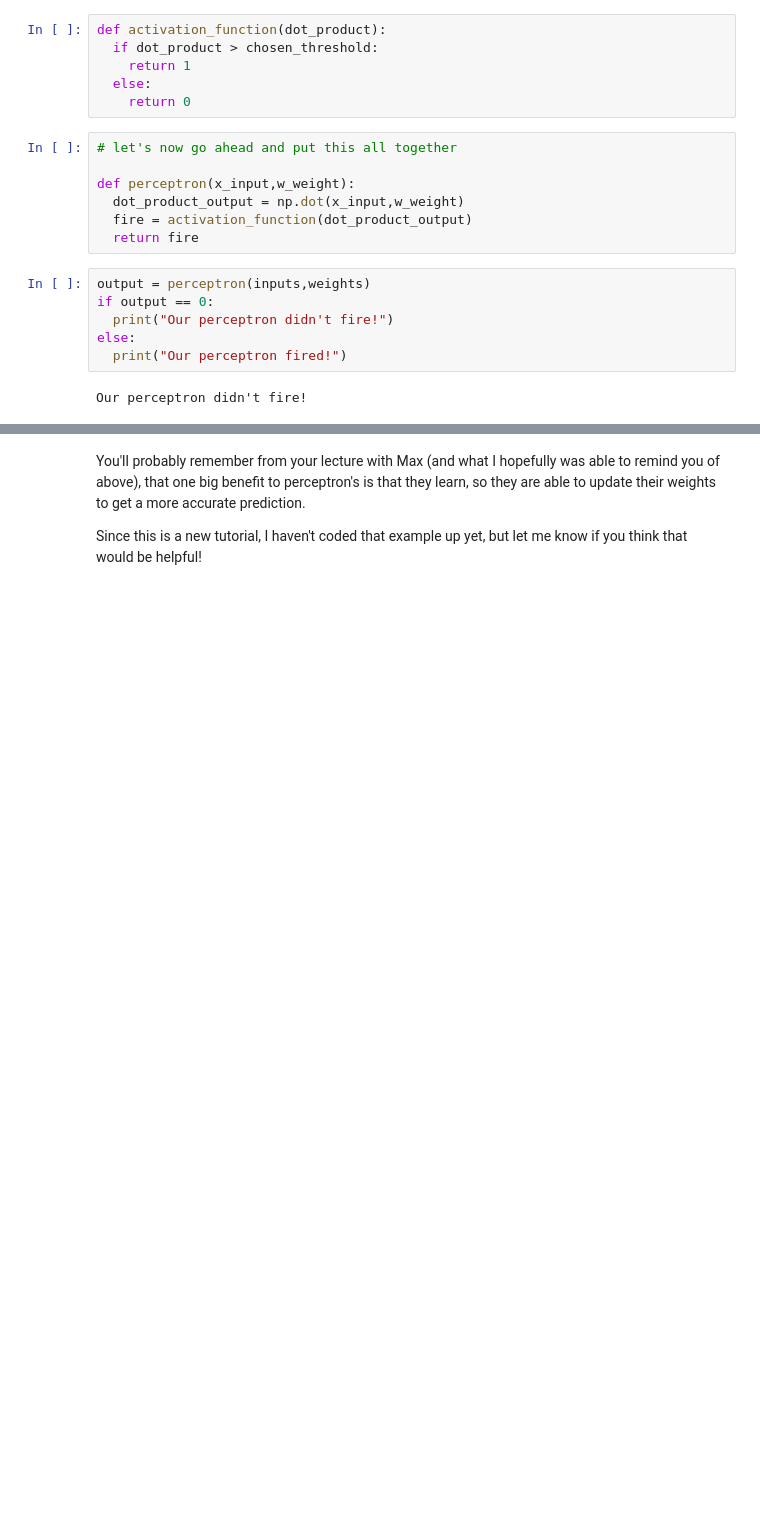
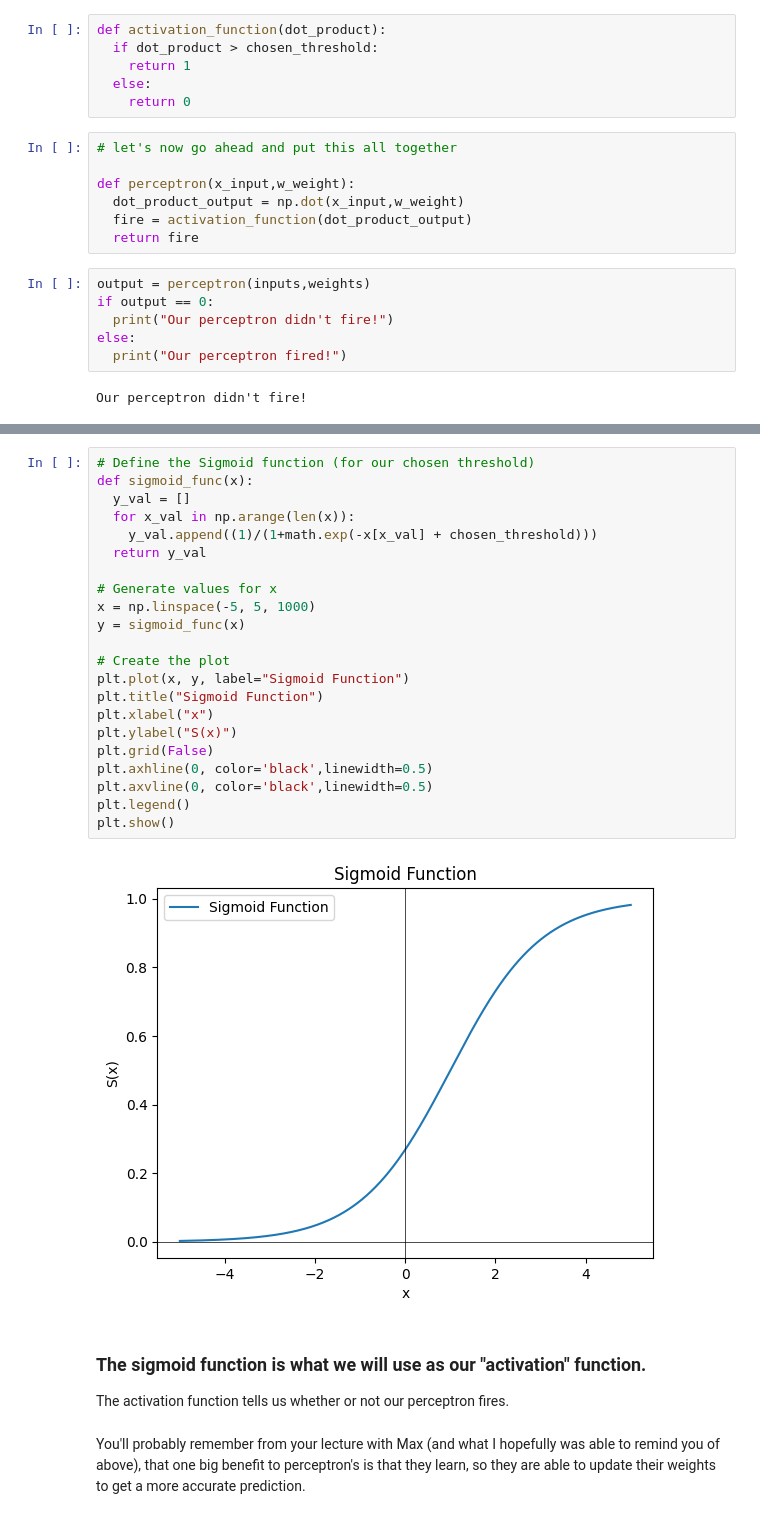
Before and after one commit to MartinezAddiego/GU-NSCI526-Tutorials, a Jupyter notebook: NSCI_6006_01_Intro_to_Perceptrons.ipynb, the cells around one changed output, grey strips where cells are left out. Saved outputs shown, nothing was run; the diff lists cells and outputs as text; blank space fills up the shorter version.

```diff
--- a/NSCI_6006_01_Intro_to_Perceptrons.ipynb
+++ b/NSCI_6006_01_Intro_to_Perceptrons.ipynb
@@ -150,4 +168,30 @@ Our perceptron didn't fire!
+# %%
+# Define the Sigmoid function (for our chosen threshold)
+def sigmoid_func(x):
+  y_val = []
+  for x_val in np.arange(len(x)):
+    y_val.append((1)/(1+math.exp(-x[x_val] + chosen_threshold)))
+  return y_val
+
+# Generate values for x
+x = np.linspace(-5, 5, 1000)
+y = sigmoid_func(x)
+
+# Create the plot
+plt.plot(x, y, label="Sigmoid Function")
+plt.title("Sigmoid Function")
+plt.xlabel("x")
+plt.ylabel("S(x)")
+plt.grid(False)
+plt.axhline(0, color='black',linewidth=0.5)
+plt.axvline(0, color='black',linewidth=0.5)
+plt.legend()
+plt.show()
+# %% [output]
+[figure, added]
+# %% [markdown]
+### The sigmoid function is what we will use as our "activation" function.
+
+The activation function tells us whether or not our perceptron fires.
 # %% [markdown]
 You'll probably remember from your lecture with Max (and what I hopefully was able to remind you of above), that one big benefit to perceptron's is that they learn, so they are able to update their weights to get a more accurate prediction.
-
-Since this is a new tutorial, I haven't coded that example up yet, but let me know if you think that would be helpful!
```
Also changed, not shown: parts of 16 cells of this notebook.
